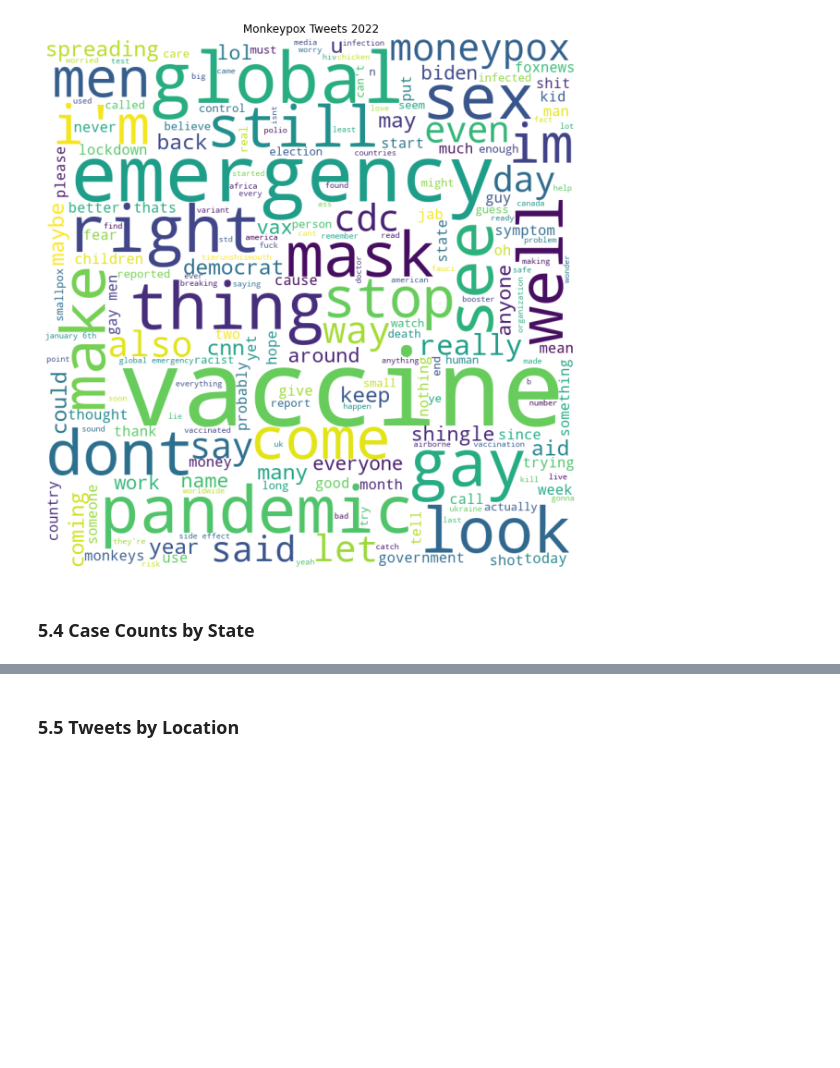
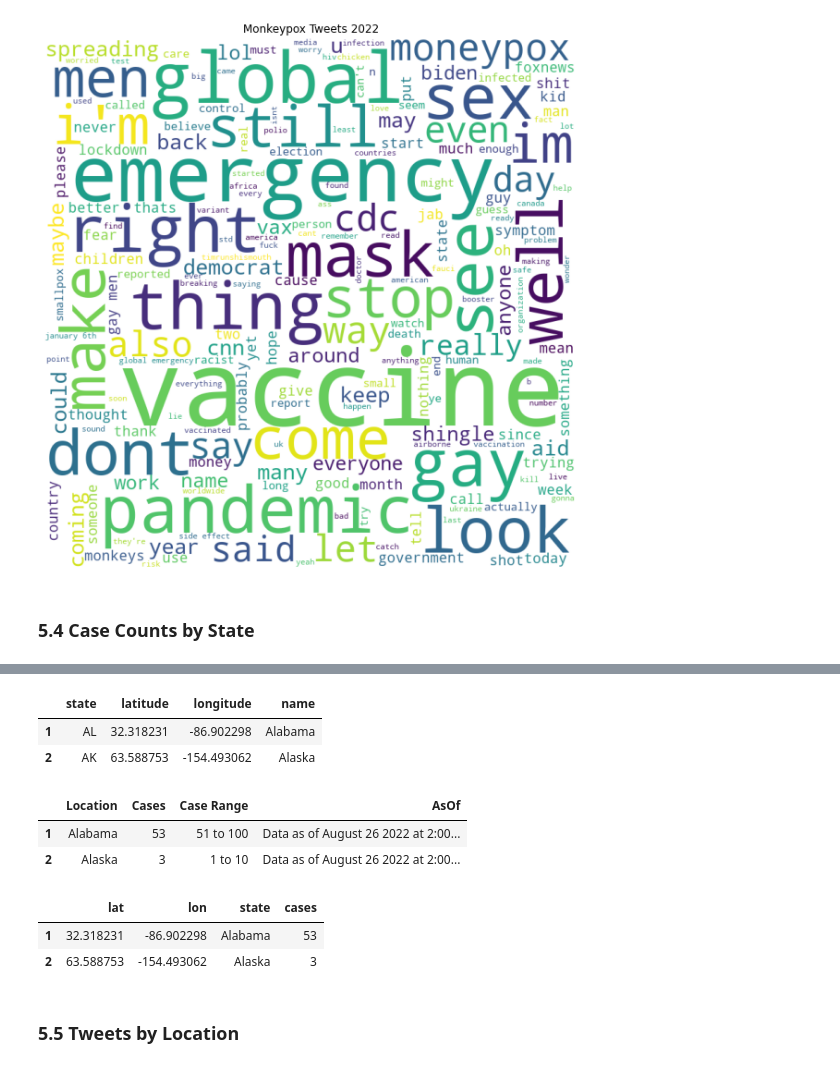
Before and after one commit to slp22/data-engineering-project, a Jupyter notebook: engineering_monkeypox_pipeline.ipynb, the cells around one changed output, grey strips where cells are left out. Cells and saved outputs as stored; diff of their text form; code cells hidden in the pictures; blank space fills up the shorter version.

```diff
--- a/engineering_monkeypox_pipeline.ipynb
+++ b/engineering_monkeypox_pipeline.ipynb
@@ -1034,0 +868,21 @@ map_data.head(2)
+# %%
+# use first row as col name, and drop first row before concatenating
+state_data = [state_coor, mpx_cases]
+
+for s in state_data:
+  s.columns = s.iloc[0]
+  s = s.drop(index=s.index[0],
+               axis=0,
+               inplace=True)
+# %%
+state_data[0].head(2)
+# %% [output]
+|  | state | latitude | longitude | name |
+| 1 | AL | 32.318231 | -86.902298 | Alabama |
+| 2 | AK | 63.588753 | -154.493062 | Alaska |
+# %%
+state_data[1].head(2)
+# %% [output]
+|  | Location | Cases | Case Range | AsOf |
+| 1 | Alabama | 53 | 51 to 100 | Data as of August 26 2022 at 2:00... |
+| 2 | Alaska | 3 | 1 to 10 | Data as of August 26 2022 at 2:00... |
@@ -1035 +903,8 @@ map_data.head(2)
+# %%
+state_cases = state_coor.join(mpx_cases.set_index('state'), on='state')
+state_cases.head(2)
+# %% [output]
+|  | lat | lon | state | cases |
+| 1 | 32.318231 | -86.902298 | Alabama | 53 |
+| 2 | 63.588753 | -154.493062 | Alaska | 3 |
 # %%
```
Also changed, not shown: parts of 37 cells of this notebook.
